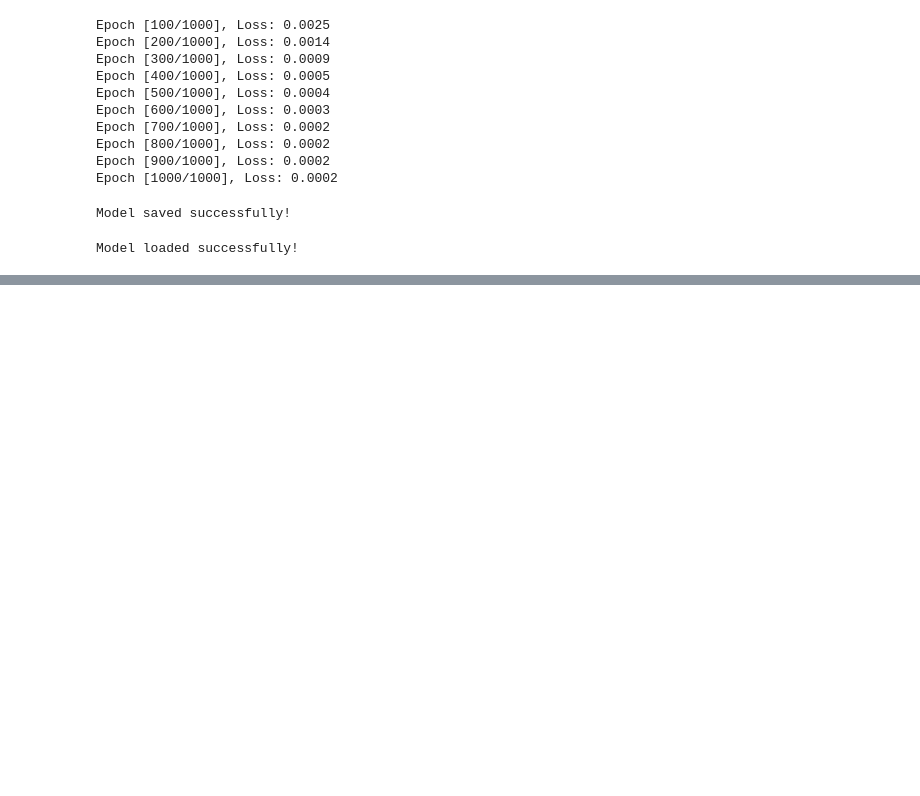
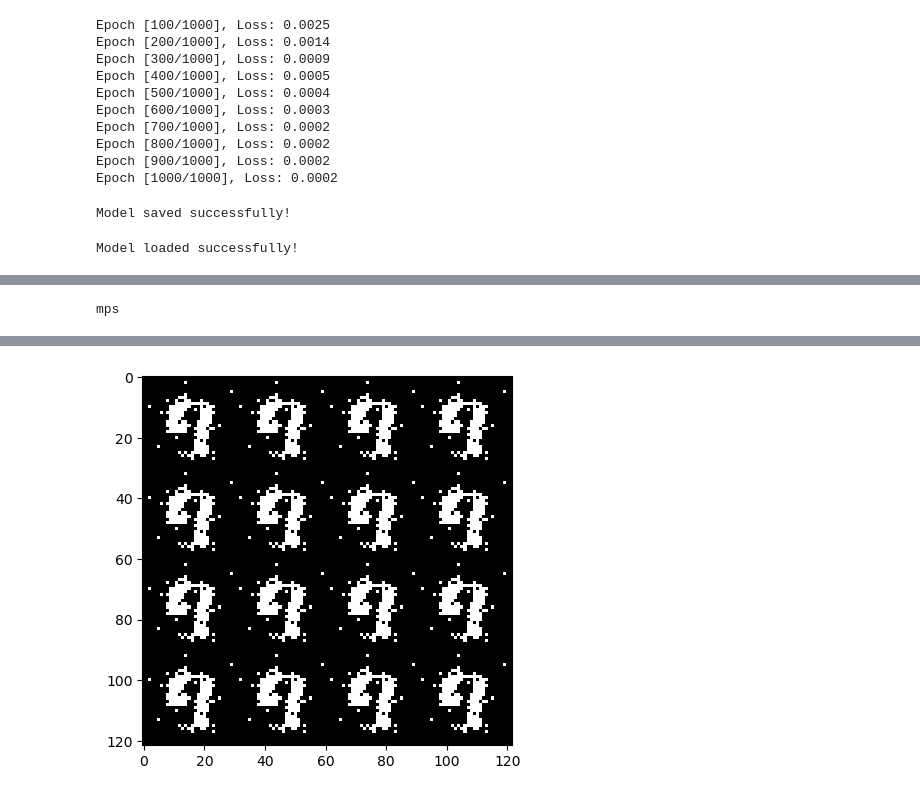
Before and after one commit to sohithvishnu/Image-Gen, a Jupyter notebook: Untitled.ipynb, the cells around one changed output, grey strips where cells are left out. Drawn from its saved outputs; the diff is of its cells as text; code cells hidden in the pictures; blank space fills up the shorter version.

```diff
--- a/Untitled.ipynb
+++ b/Untitled.ipynb
@@ -153,0 +581,74 @@ generate_image(model, 0)  # Generate an image from the first example in the data
+# %%
+# Initialize models
+z_dim = 100  # Latent vector size
+label_dim = 10  # Number of classes in MNIST (0-9)
+device = torch.device("mps" if torch.backends.mps.is_available() else "cpu")
+print(device)
+
+generator = Generator(z_dim, label_dim).to(device)
+discriminator = Discriminator(label_dim).to(device)
+
+# Optimizers
+optimizer_G = optim.Adam(generator.parameters(), lr=0.0001, betas=(0.5, 0.999))
+optimizer_D = optim.Adam(discriminator.parameters(), lr=0.0001, betas=(0.5, 0.999))
+
+# Loss function
+criterion = nn.BCELoss()
+
+# Function to generate labels as one-hot vectors
+def one_hot(labels, label_dim, device='cpu'):
+    return torch.eye(label_dim, device=device)[labels]
+# %% [output]
+mps
+# %%
+# Training loop
+epochs = 5  # Number of epochs
+
+for epoch in range(epochs):
+    for i, (real_images, labels) in enumerate(dataloader):
+        batch_size = real_images.size(0)
+        real_images = real_images.to(device)
+        labels_onehot = one_hot(labels, label_dim, device)
+
+        # Create labels for real and fake images
+        real_labels = torch.ones(batch_size, 1).to(device)
+        fake_labels = torch.zeros(batch_size, 1).to(device)
+
+        # Train Discriminator
+        optimizer_D.zero_grad()
+
+        # Train with real images
+        outputs = discriminator(real_images, labels_onehot)
+        d_loss_real = criterion(outputs, real_labels)
+
+        # Generate fake images
+        z = torch.randn(batch_size, z_dim).to(device)
+        fake_images = generator(z, labels_onehot)
+        outputs = discriminator(fake_images.detach(), labels_onehot)  # Detach to not update generator
+        d_loss_fake = criterion(outputs, fake_labels)
+
+        # Total discriminator loss
+        d_loss = d_loss_real + d_loss_fake
+        d_loss.backward()
+        optimizer_D.step()
+
+        # Train Generator
+        optimizer_G.zero_grad()
+        outputs = discriminator(fake_images, labels_onehot)
+        g_loss = criterion(outputs, real_labels)
+        g_loss.backward()
+        optimizer_G.step()
+
+    print(f'Epoch [{epoch+1}/{epochs}], D Loss: {d_loss.item()}, G Loss: {g_loss.item()}')
+
+    # Save generated images for visualization
+    if (epoch + 1) % 5 == 0:
+        with torch.no_grad():
+            z = torch.randn(16, z_dim).to(device)
+            labels_onehot = one_hot(torch.randint(0, 10, (16,)).to(device), label_dim, device=device)
+            generated_images = generator(z, labels_onehot)
+            generated_images = generated_images.cpu().data
+            grid = torchvision.utils.make_grid(generated_images, nrow=4, normalize=True)
+            plt.imshow(grid.permute(1, 2, 0))
+            plt.show()
+# %% [output]
@@ -153,0 +660 @@ generate_image(model, 0)  # Generate an image from the first example in the data
+[figure, added]
```
Also changed, not shown: parts of 13 cells of this notebook, 15 other files.
